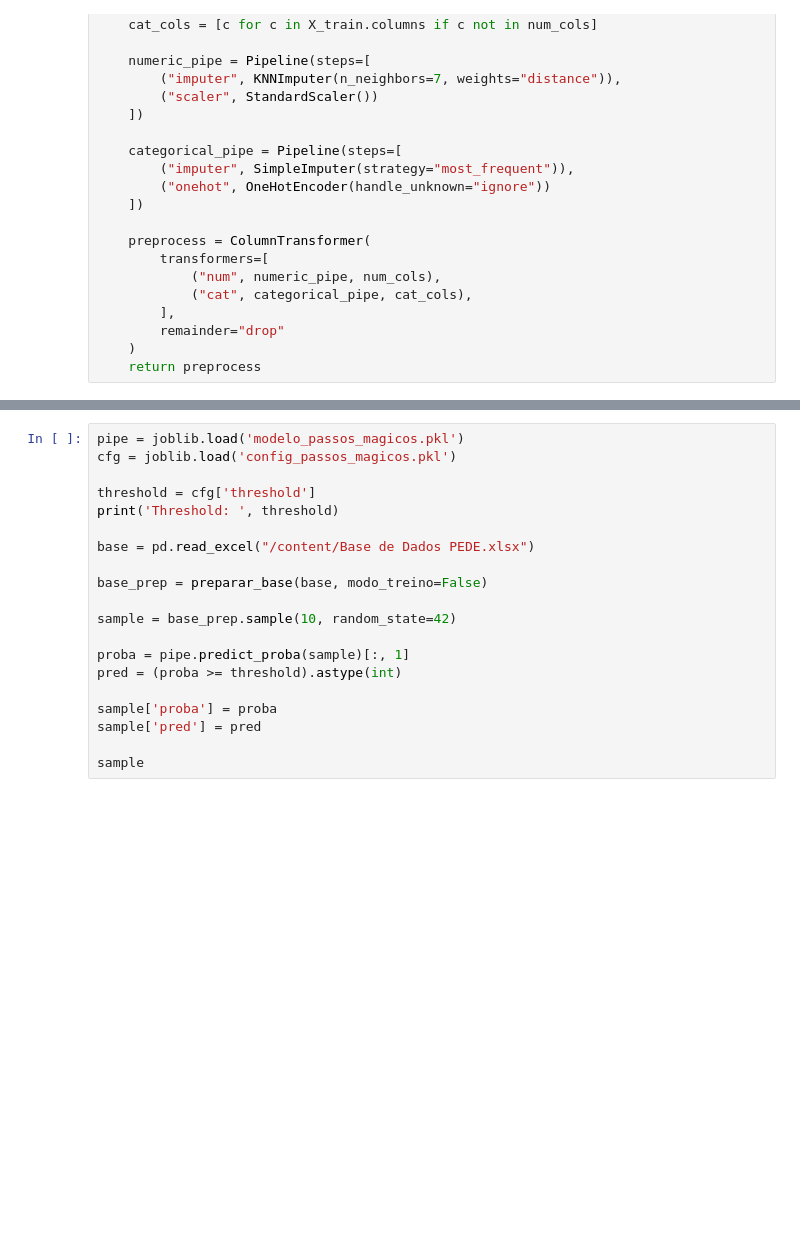
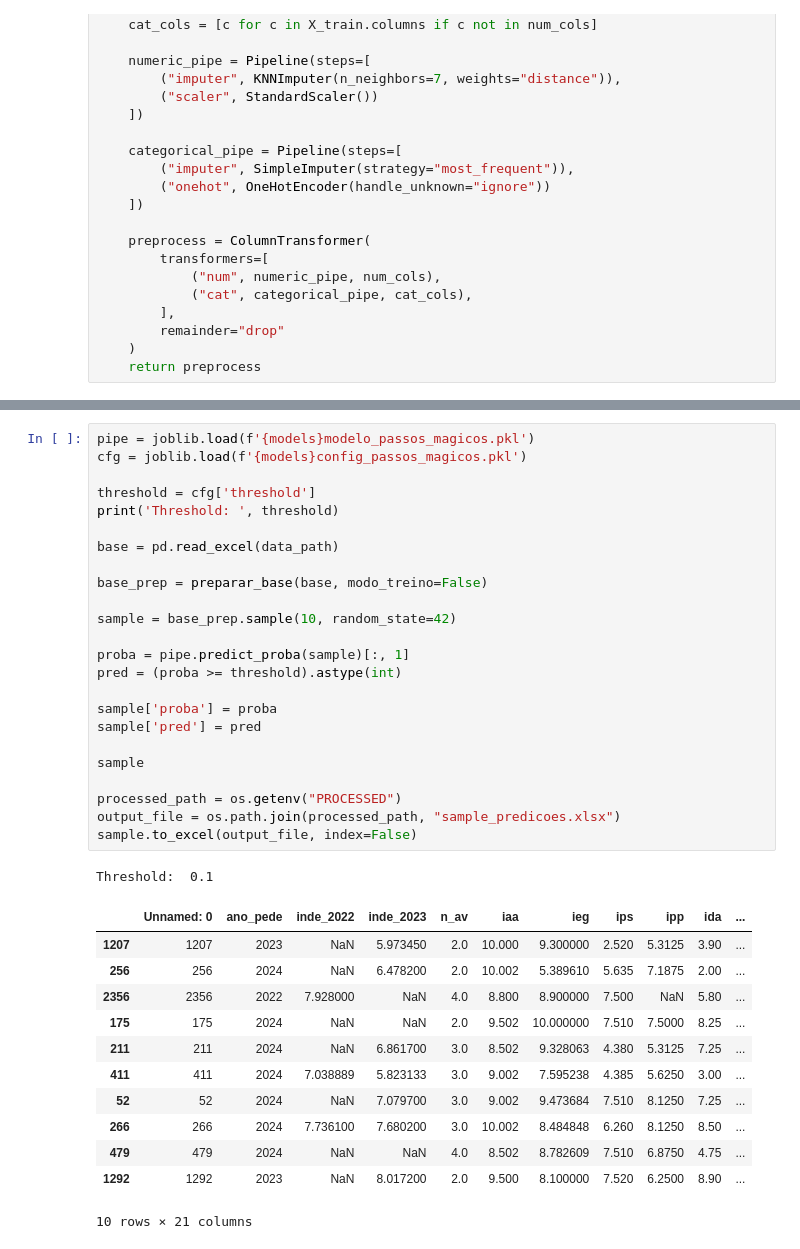
Before and after one commit to RicardViana/fiap-fase5-datathon, a Jupyter notebook: notebooks/Datathon_FIAP_Fase_5.ipynb, the cells around one changed output, grey strips where cells are left out. Cells and saved outputs as stored; diff of their text form; blank space fills up the shorter version.

```diff
--- a/notebooks/Datathon_FIAP_Fase_5.ipynb
+++ b/notebooks/Datathon_FIAP_Fase_5.ipynb
@@ -396,22 +412,40 @@ ValueError: modo_treino=True exige coluna 'ian' para criar a target.
 # %%
-pipe = joblib.load('modelo_passos_magicos.pkl')
-cfg = joblib.load('config_passos_magicos.pkl')
+pipe = joblib.load(f'{models}modelo_passos_magicos.pkl')
+cfg = joblib.load(f'{models}config_passos_magicos.pkl')
 
 threshold = cfg['threshold']
 print('Threshold: ', threshold)
 
-base = pd.read_excel("/content/Base de Dados PEDE.xlsx")
+base = pd.read_excel(data_path)
 
 base_prep = preparar_base(base, modo_treino=False)
 
 sample = base_prep.sample(10, random_state=42)
 
 proba = pipe.predict_proba(sample)[:, 1]
 pred = (proba >= threshold).astype(int)
 
 sample['proba'] = proba
 sample['pred'] = pred
 
 sample
+
+processed_path = os.getenv("PROCESSED")
+output_file = os.path.join(processed_path, "sample_predicoes.xlsx")
+sample.to_excel(output_file, index=False)
+# %% [output]
+Threshold:  0.1
+|  | Unnamed: 0 | ano_pede | inde_2022 | inde_2023 | n_av | iaa | ieg | ips | ipp | ida | ... |
+| 1207 | 1207 | 2023 | NaN | 5.973450 | 2.0 | 10.000 | 9.300000 | 2.520 | 5.3125 | 3.90 | ... |
+| 256 | 256 | 2024 | NaN | 6.478200 | 2.0 | 10.002 | 5.389610 | 5.635 | 7.1875 | 2.00 | ... |
+| 2356 | 2356 | 2022 | 7.928000 | NaN | 4.0 | 8.800 | 8.900000 | 7.500 | NaN | 5.80 | ... |
+| 175 | 175 | 2024 | NaN | NaN | 2.0 | 9.502 | 10.000000 | 7.510 | 7.5000 | 8.25 | ... |
+| 211 | 211 | 2024 | NaN | 6.861700 | 3.0 | 8.502 | 9.328063 | 4.380 | 5.3125 | 7.25 | ... |
+| 411 | 411 | 2024 | 7.038889 | 5.823133 | 3.0 | 9.002 | 7.595238 | 4.385 | 5.6250 | 3.00 | ... |
+| 52 | 52 | 2024 | NaN | 7.079700 | 3.0 | 9.002 | 9.473684 | 7.510 | 8.1250 | 7.25 | ... |
+| 266 | 266 | 2024 | 7.736100 | 7.680200 | 3.0 | 10.002 | 8.484848 | 6.260 | 8.1250 | 8.50 | ... |
+| 479 | 479 | 2024 | NaN | NaN | 4.0 | 8.502 | 8.782609 | 7.510 | 6.8750 | 4.75 | ... |
+| 1292 | 1292 | 2023 | NaN | 8.017200 | 2.0 | 9.500 | 8.100000 | 7.520 | 6.2500 | 8.90 | ... |
+10 rows × 21 columns
 # %%
 list(pipe.named_steps.keys())
```
Also changed, not shown: parts of 4 cells of this notebook, 3 other files.
